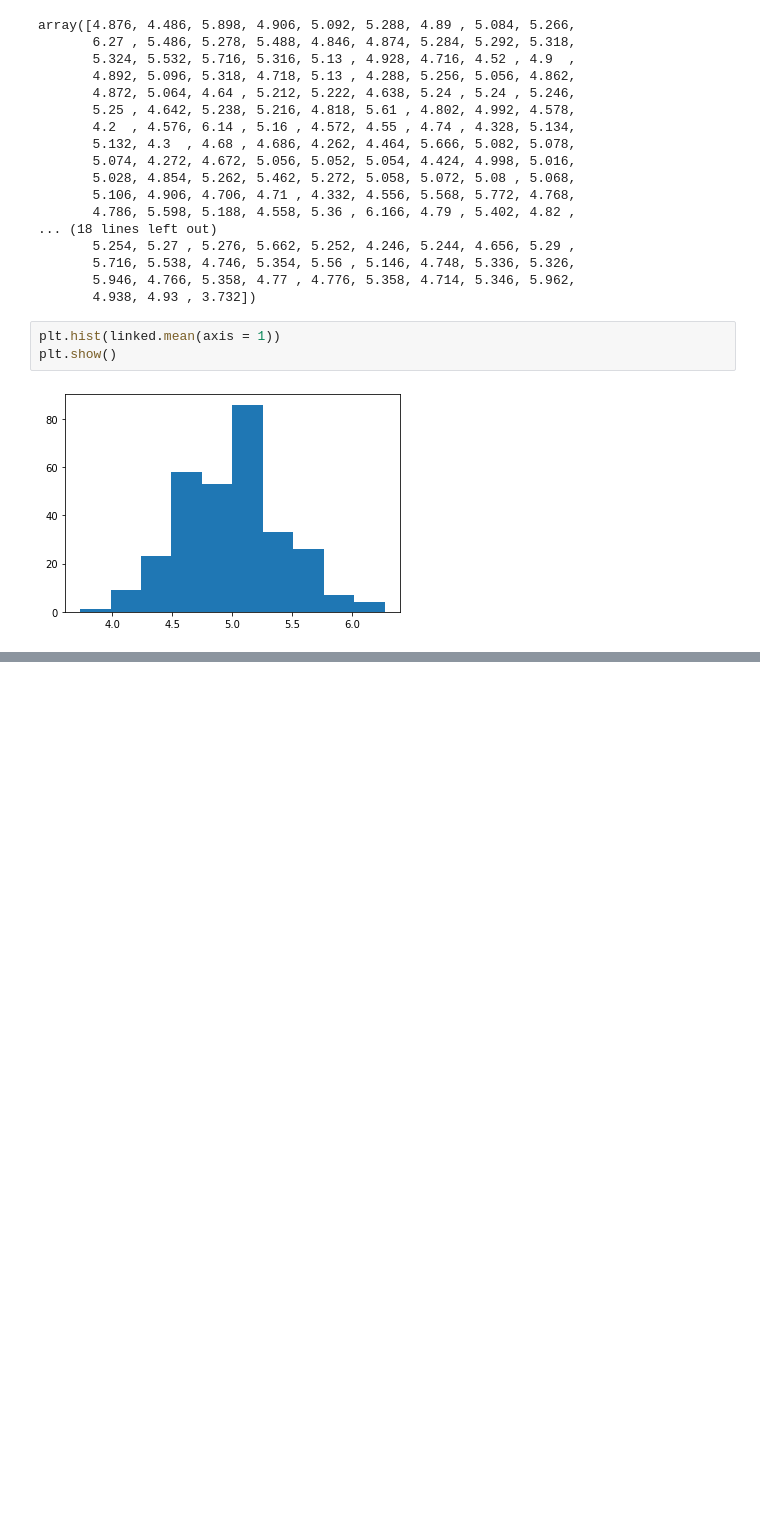
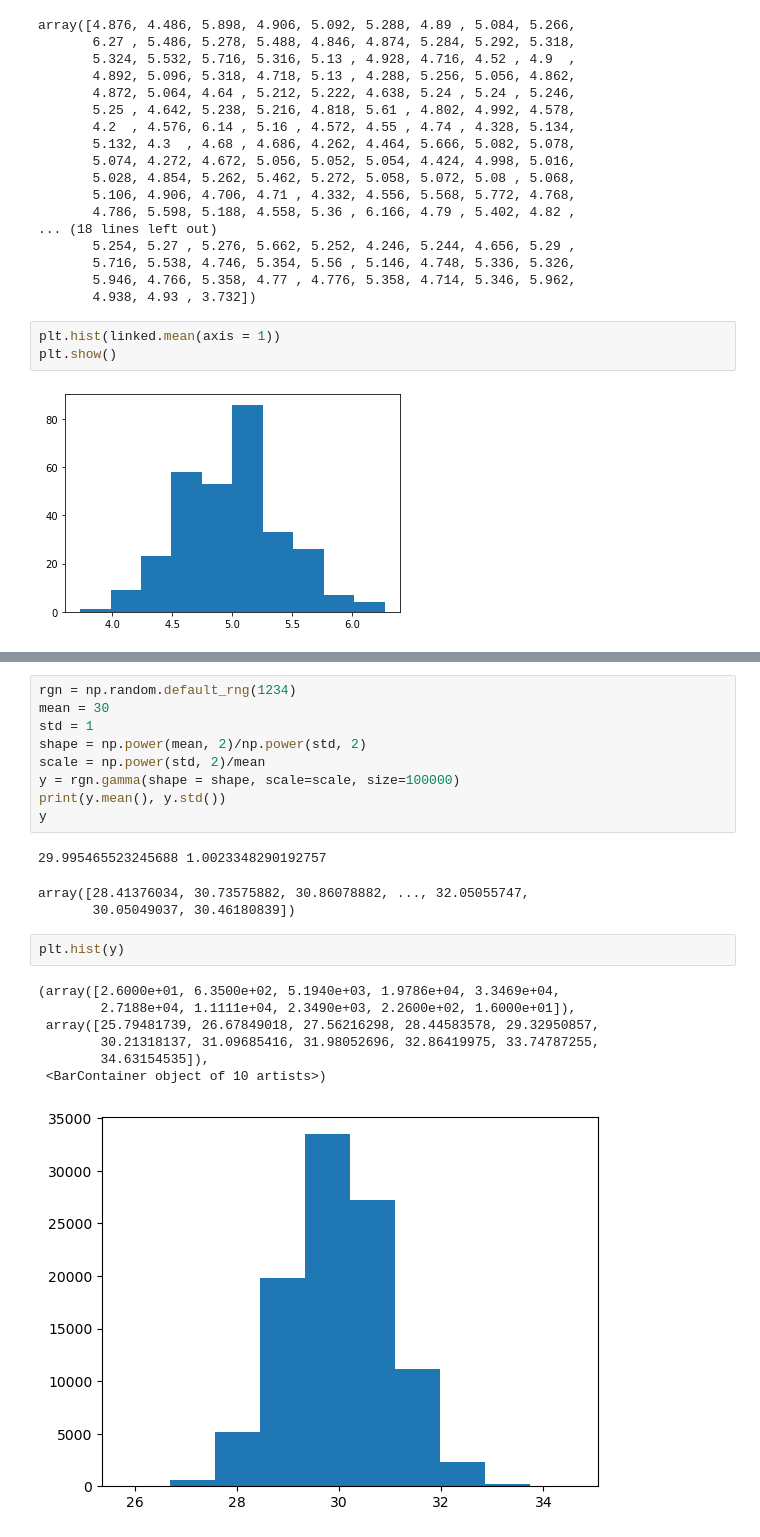
Before and after one commit to RacimoLab/simGL, a Jupyter notebook: notebook/simGL.ipynb, the cells around one changed output, grey strips where cells are left out. Cells and saved outputs as stored; diff of their text form; blank space fills up the shorter version.

```diff
--- a/notebook/simGL.ipynb
+++ b/notebook/simGL.ipynb
@@ -2056,0 +2788,23 @@ plt.show()
+# %%
+rgn = np.random.default_rng(1234)
+mean = 30
+std = 1
+shape = np.power(mean, 2)/np.power(std, 2)
+scale = np.power(std, 2)/mean
+y = rgn.gamma(shape = shape, scale=scale, size=100000)
+print(y.mean(), y.std())
+y
+# %% [output]
+29.995465523245688 1.0023348290192757
+array([28.41376034, 30.73575882, 30.86078882, ..., 32.05055747,
+       30.05049037, 30.46180839])
+# %%
+plt.hist(y)
+# %% [output]
+(array([2.6000e+01, 6.3500e+02, 5.1940e+03, 1.9786e+04, 3.3469e+04,
+        2.7188e+04, 1.1111e+04, 2.3490e+03, 2.2600e+02, 1.6000e+01]),
+ array([25.79481739, 26.67849018, 27.56216298, 28.44583578, 29.32950857,
+        30.21318137, 31.09685416, 31.98052696, 32.86419975, 33.74787255,
+        34.63154535]),
+ <BarContainer object of 10 artists>)
+[figure, added]
```
Also changed, not shown: parts of 87 cells of this notebook, 4 other files.
